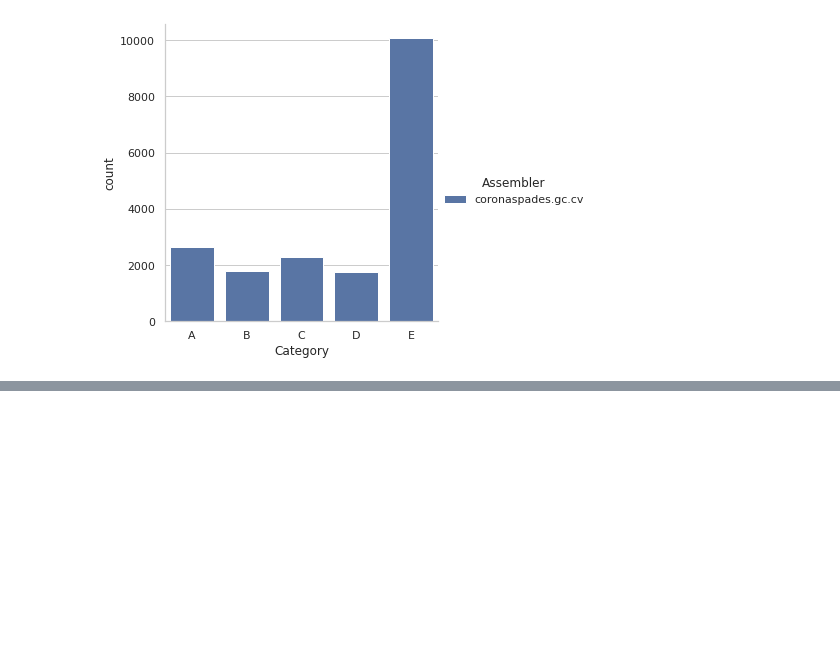
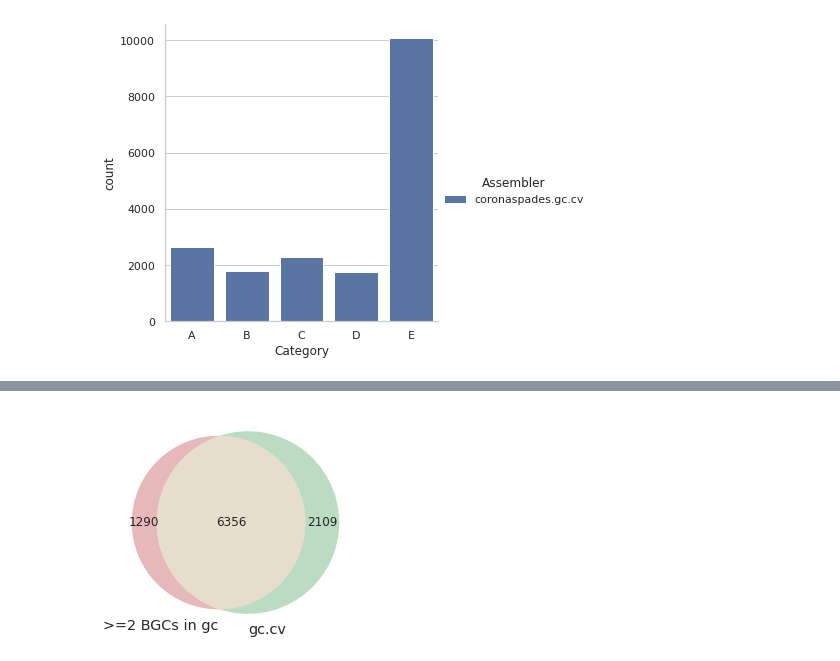
Before and after one commit to serratus-bio/serratus-batch-assembly, a Jupyter notebook: stats/assemblies_stats.ipynb, the cells around one changed output, grey strips where cells are left out. Cells and saved outputs as stored; diff of their text form; code cells hidden in the pictures; blank space fills up the shorter version.

```diff
--- a/stats/assemblies_stats.ipynb
+++ b/stats/assemblies_stats.ipynb
@@ -71,7 +70,10 @@ sns.catplot(x="Category", kind="count", order=('A','B','C','D','E'), data=data,
 [figure]
 # %%
 version = 3
+gc_cv_catABC = set()
+gc_cv_catABCD = set()
 def produce_cat(category):
+    global gc_cv_catABC,gc_cv_catABCD
     cat_gc_cv = list(map(lambda x: 's3://serratus-public/assemblies/contigs/' + x,
              list(data[
                  (data['Assembler'] == 'coronaspades.gc.cv')
@@ -95,14 +97,19 @@ def produce_cat(category):
         for key in g.keys():
             contig = g[key]
             accession = filename.replace('.coronaspades.gene_clusters.checkv_filtered.fa','')
+            if category != 'D':
+                gc_cv_catABC.add(accession)
+            gc_cv_catABCD.add(accession)
             contig_name = str(key)
             if contig_name.startswith('NODE'):
                 contig_name = accession + ".coronaspades." + contig_name
             f.write(">%s\n" % (contig_name))
             f.write(str(contig) + "\n")
     f.close()
-for category in ['A','B','C']:
+for category in ['A','B','C','D']:
     produce_cat(category)
+print(len(gc_cv_catABC),"cat A+B+C")
+print(len(gc_cv_catABCD),"cat A+B+C+D")
 # %% [output]
 2643 catA saved
 1773 catB saved
@@ -109,0 +183,10 @@ for category in ['A','B','C']:
+# %%
+import matplotlib.pyplot as plt
+from matplotlib_venn import venn2
+
+
+# Second way
+venn2([bgc_2_plus_accs, gc_cv_catABCD], set_labels = ('>=2 BGCs in gc', 'gc.cv'))
+plt.show()
+# %% [output]
+[figure, added]
```
Also changed, not shown: parts of 7 cells of this notebook, 7 other files.
